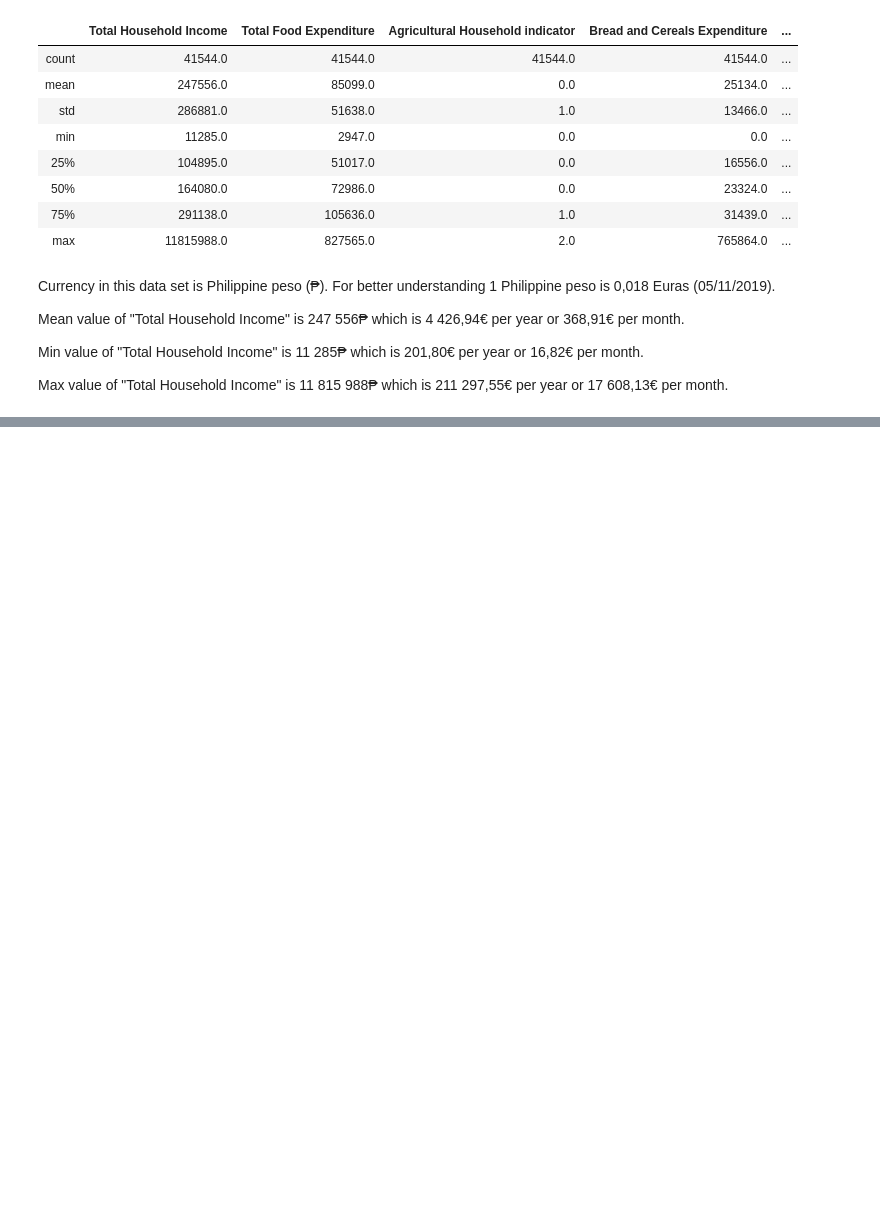
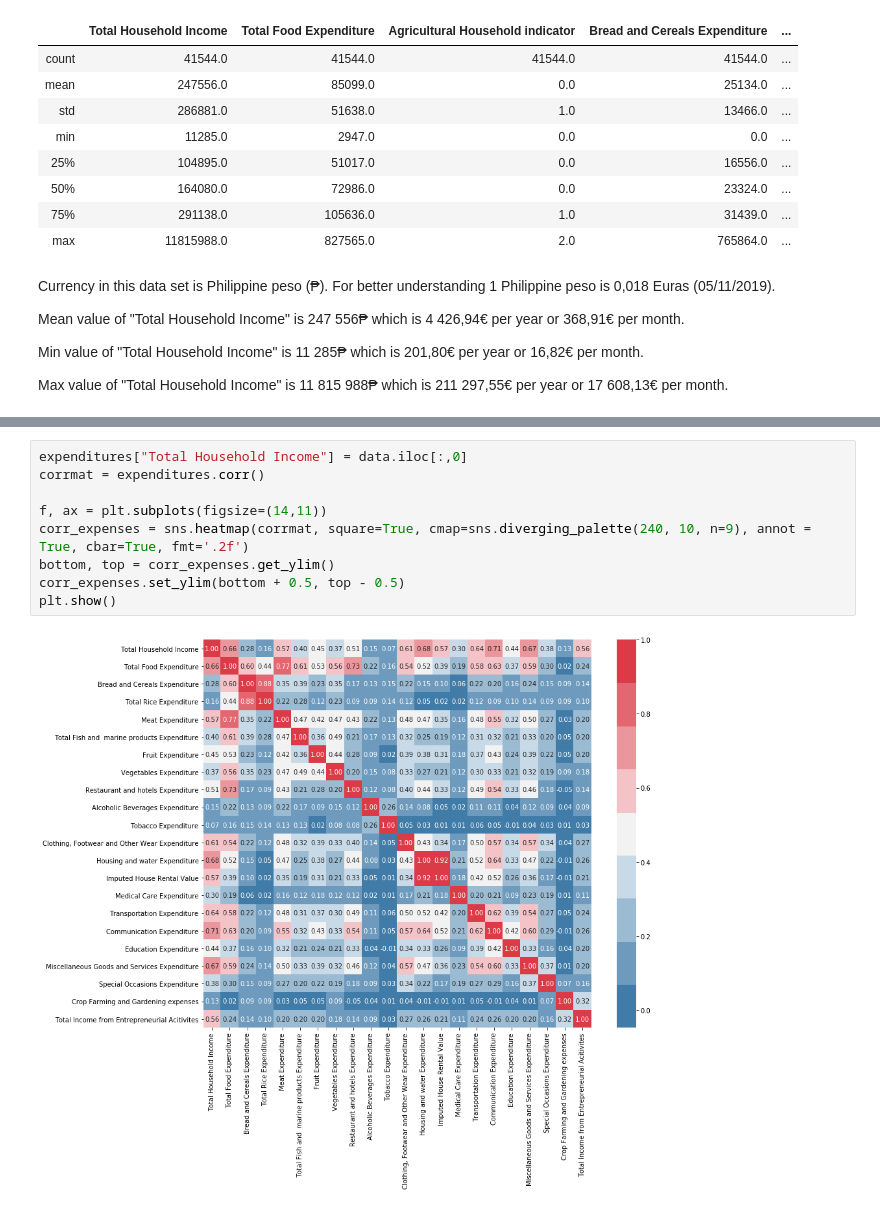
Before and after one commit to Rasa117/project, a Jupyter notebook: view of dataset.ipynb, the cells around one changed output, grey strips where cells are left out. Saved outputs shown, nothing was run; the diff lists cells and outputs as text; blank space fills up the shorter version.

```diff
--- a/view of dataset.ipynb
+++ b/view of dataset.ipynb
@@ -118,0 +104,11 @@ plt.show()
+# %%
+expenditures["Total Household Income"] = data.iloc[:,0]
+corrmat = expenditures.corr()
+
+f, ax = plt.subplots(figsize=(14,11))
+corr_expenses = sns.heatmap(corrmat, square=True, cmap=sns.diverging_palette(240, 10, n=9), annot = True, cbar=True, fmt='.2f')
+bottom, top = corr_expenses.get_ylim()
+corr_expenses.set_ylim(bottom + 0.5, top - 0.5)
+plt.show()
+# %% [output]
+[figure, added]
```
Also changed, not shown: parts of 69 cells of this notebook.
